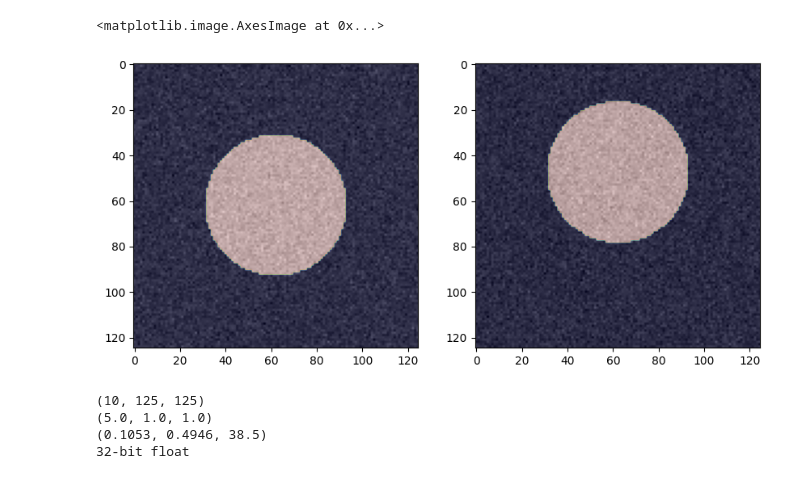
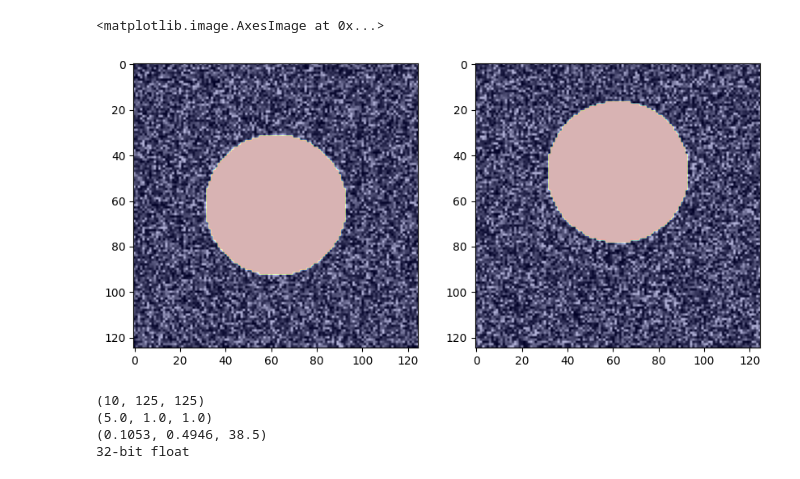
Before and after one commit to PeterT1000/trackrad2025, a Jupyter notebook: scripts/prepare_example.ipynb, the cells around one changed output. Cells and saved outputs as stored; diff of their text form; code cells hidden in the pictures.

```diff
--- a/scripts/prepare_example.ipynb
+++ b/scripts/prepare_example.ipynb
@@ -46,19 +46,22 @@ S = S.transpose(1, 2, 0)
 labels = (S > 0).astype(np.uint8)
 
 frames = S.astype(np.float32)
-noise = np.random.normal(0, 0.1, S.shape) # 10% noise
+noise = np.abs(np.random.normal(0, 0.5, S.shape)) # normal noise
 frames += noise
+frames = np.clip(frames, 0, 1)
+frames *= 255
+frames = frames.astype(np.uint16)
 # %%
 import matplotlib.pyplot as plt
 
 fig, ax = plt.subplots(1, 2, figsize=(10, 5))
 ax[0].imshow(frames[:,:,0], cmap='gray')
-ax[0].imshow(labels[:,:,0], cmap='jet', alpha=0.2)
+ax[0].imshow(labels[:,:,0], cmap='jet', alpha=0.3)
 ax[1].imshow(frames[:,:,3], cmap='gray')
-ax[1].imshow(labels[:,:,3], cmap='jet', alpha=0.2)
+ax[1].imshow(labels[:,:,3], cmap='jet', alpha=0.3)
 # %% [output]
 <matplotlib.image.AxesImage at 0x...>
-[figure, old version]
+[figure, new version]
 # %%
 !mkdir -p -m 777 ../dataset/example/Z_001
 !mkdir -p -m 777 ../dataset/example/Z_001/images
```
Also changed, not shown: parts of 3 cells of this notebook, 6 other files.
